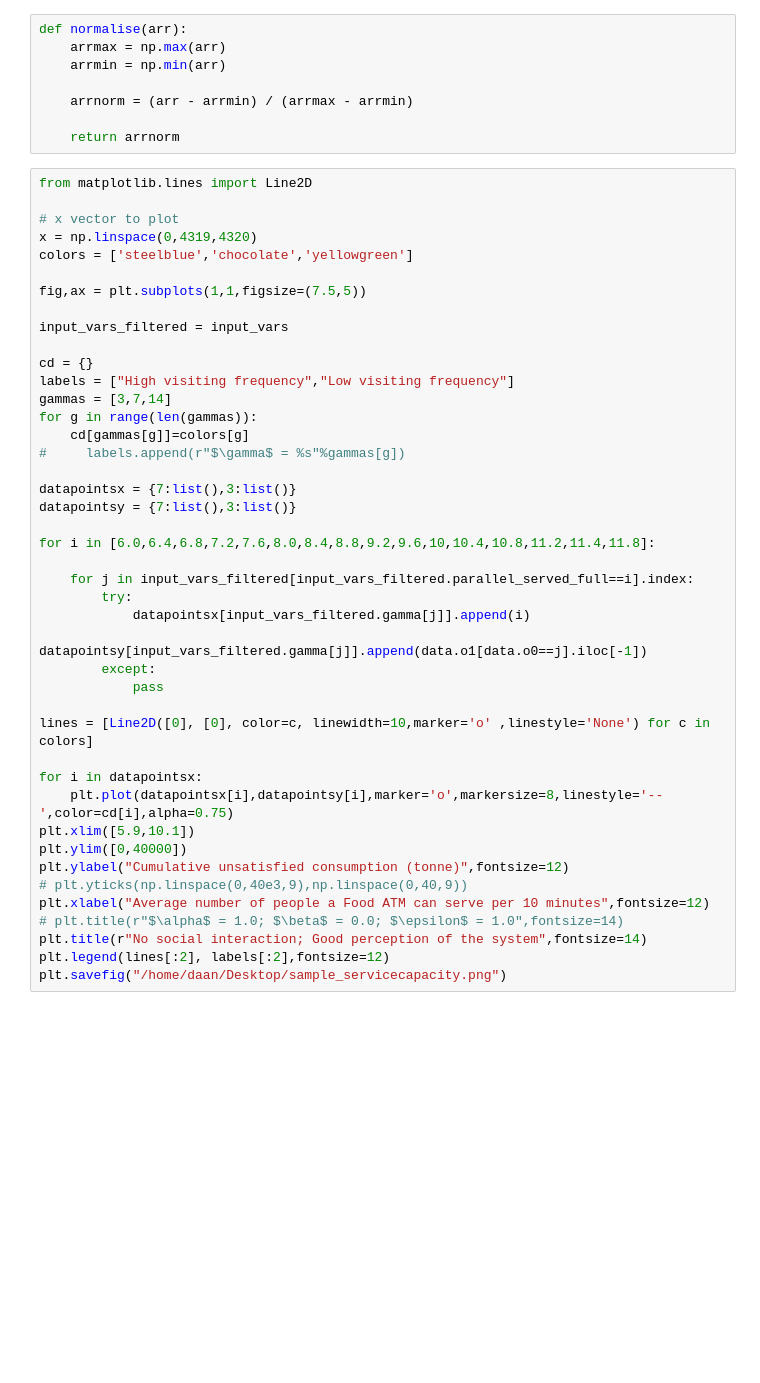
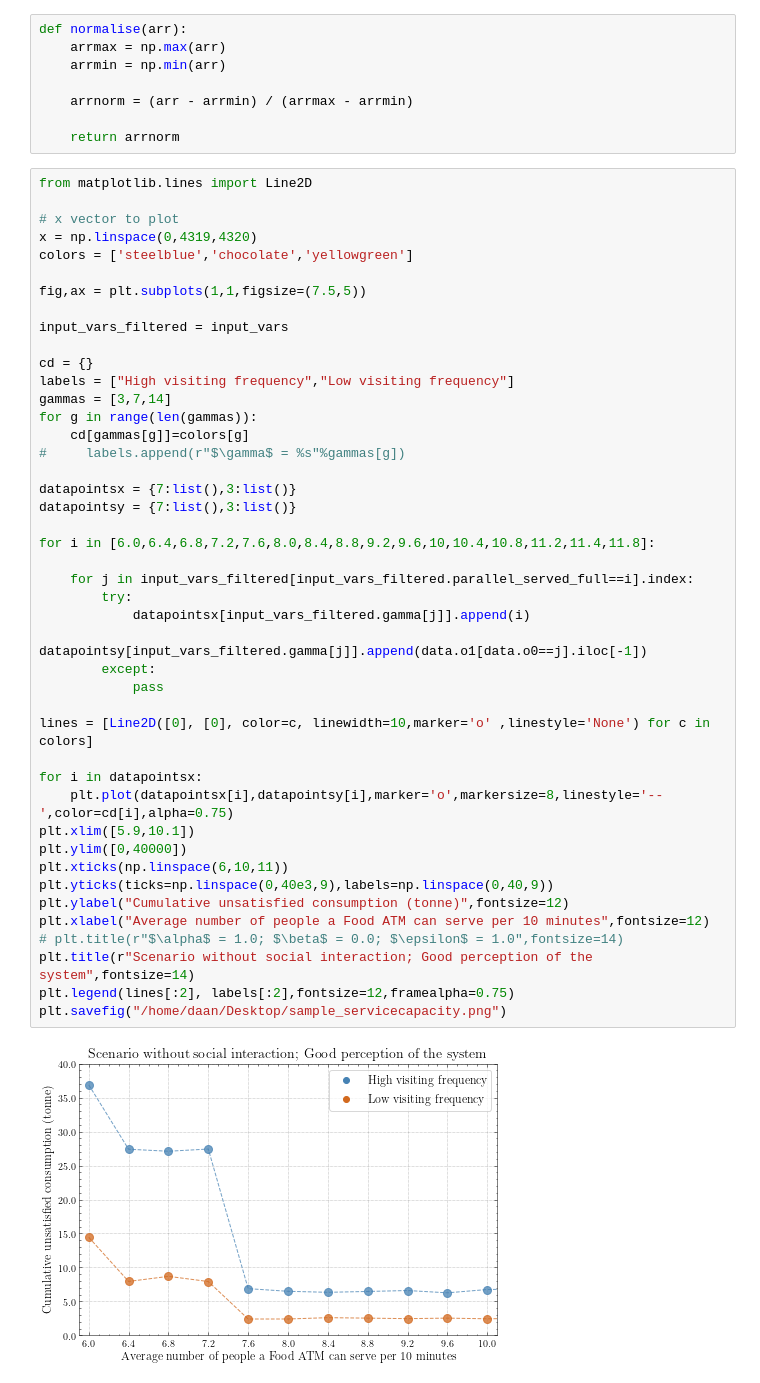
Before and after one commit to daanieo/FATM_ABM, a Jupyter notebook: results/calibration_sc/Interpretation_calibration_sc.ipynb, the cells around one changed output. Saved outputs shown, nothing was run; the diff lists cells and outputs as text; blank space fills up the shorter version.

```diff
--- a/results/calibration_sc/Interpretation_calibration_sc.ipynb
+++ b/results/calibration_sc/Interpretation_calibration_sc.ipynb
@@ -46,33 +46,36 @@ input_vars_filtered = input_vars
 
 cd = {}
 labels = ["High visiting frequency","Low visiting frequency"]
 gammas = [3,7,14]
 for g in range(len(gammas)):
     cd[gammas[g]]=colors[g]
 #     labels.append(r"$\gamma$ = %s"%gammas[g])
 
 datapointsx = {7:list(),3:list()}
 datapointsy = {7:list(),3:list()}
 
 for i in [6.0,6.4,6.8,7.2,7.6,8.0,8.4,8.8,9.2,9.6,10,10.4,10.8,11.2,11.4,11.8]:
 
     for j in input_vars_filtered[input_vars_filtered.parallel_served_full==i].index:
         try:
             datapointsx[input_vars_filtered.gamma[j]].append(i)
             datapointsy[input_vars_filtered.gamma[j]].append(data.o1[data.o0==j].iloc[-1])
         except:
             pass
 
 lines = [Line2D([0], [0], color=c, linewidth=10,marker='o' ,linestyle='None') for c in colors]
 
 for i in datapointsx:
     plt.plot(datapointsx[i],datapointsy[i],marker='o',markersize=8,linestyle='--',color=cd[i],alpha=0.75)
 plt.xlim([5.9,10.1])
 plt.ylim([0,40000])
+plt.xticks(np.linspace(6,10,11))
+plt.yticks(ticks=np.linspace(0,40e3,9),labels=np.linspace(0,40,9))
 plt.ylabel("Cumulative unsatisfied consumption (tonne)",fontsize=12)
-# plt.yticks(np.linspace(0,40e3,9),np.linspace(0,40,9))
 plt.xlabel("Average number of people a Food ATM can serve per 10 minutes",fontsize=12)
 # plt.title(r"$\alpha$ = 1.0; $\beta$ = 0.0; $\epsilon$ = 1.0",fontsize=14)
-plt.title(r"No social interaction; Good perception of the system",fontsize=14)
-plt.legend(lines[:2], labels[:2],fontsize=12)
+plt.title(r"Scenario without social interaction; Good perception of the system",fontsize=14)
+plt.legend(lines[:2], labels[:2],fontsize=12,framealpha=0.75)
 plt.savefig("/home/daan/Desktop/sample_servicecapacity.png")
+# %% [output]
+[figure, added]
```
Also changed, not shown: 3 other files.
